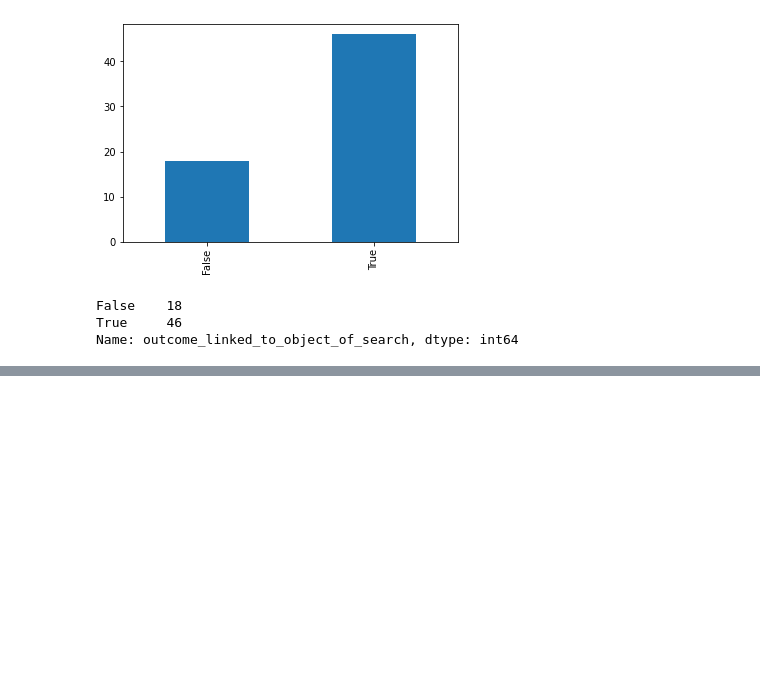
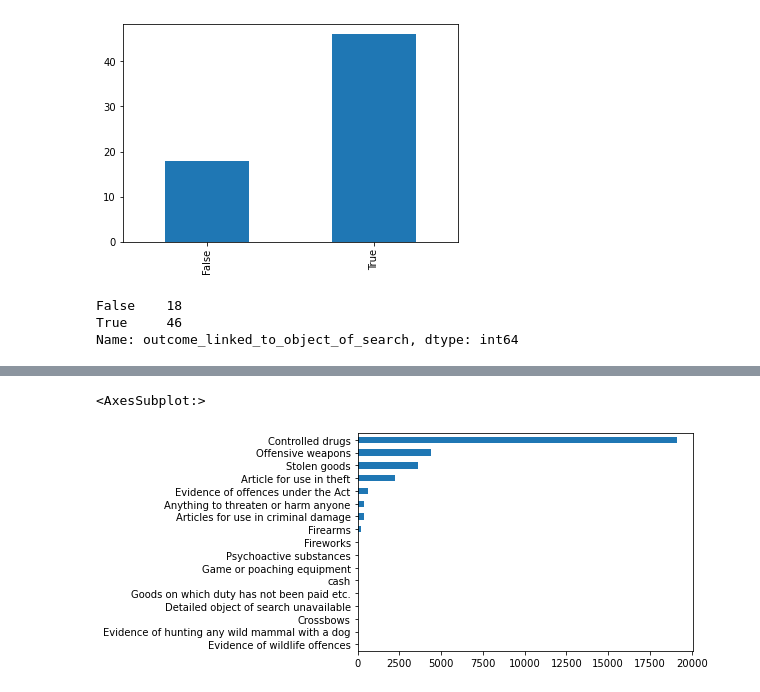
Before and after one commit to Coletterbox/A-Dashboard-Google-Sheets-, a Jupyter notebook: Stop and Search Data.ipynb, the cells around one changed output, grey strips where cells are left out. Saved outputs shown, nothing was run; the diff lists cells and outputs as text; code cells hidden in the pictures; blank space fills up the shorter version.

```diff
--- a/Stop and Search Data.ipynb
+++ b/Stop and Search Data.ipynb
@@ -350,0 +359,10 @@ Name: outcome_linked_to_object_of_search, dtype: int64
+# %%
+df11 = pd.DataFrame(df)
+df11['self_defined_ethnicity'] = np.where(df11['self_defined_ethnicity'].str.contains('White - '), 'White', df11['self_defined_ethnicity'])
+df11['self_defined_ethnicity'] = np.where(df11['self_defined_ethnicity'].str.contains('Other ethnic group - Not stated'), 'Not stated', df11['self_defined_ethnicity'])
+df11['self_defined_ethnicity'] = np.where(df11['self_defined_ethnicity'].str.contains('Black/African/Caribbean/Black British'), 'Black', df11['self_defined_ethnicity'])
+df11['self_defined_ethnicity'] = np.where(df11['self_defined_ethnicity'].str.contains('Asian/Asian British'), 'Asian', df11['self_defined_ethnicity'])
+df11['self_defined_ethnicity'] = np.where(df11['self_defined_ethnicity'].str.contains('Mixed/Multiple ethnic groups'), 'Mixed', df11['self_defined_ethnicity'])
+df11['self_defined_ethnicity'] = np.where(df11['self_defined_ethnicity'].str.contains('Other ethnic group - '), 'Other', df11['self_defined_ethnicity'])
+
+df11.head(30)
@@ -350,0 +387,5 @@ Name: outcome_linked_to_object_of_search, dtype: int64
+# %%
+df11['object_of_search'].value_counts(ascending = True).plot.barh(x = 'object_of_search')
+# %% [output]
+<AxesSubplot:>
+[figure, added]
```
Also changed, not shown: parts of 8 cells of this notebook.
